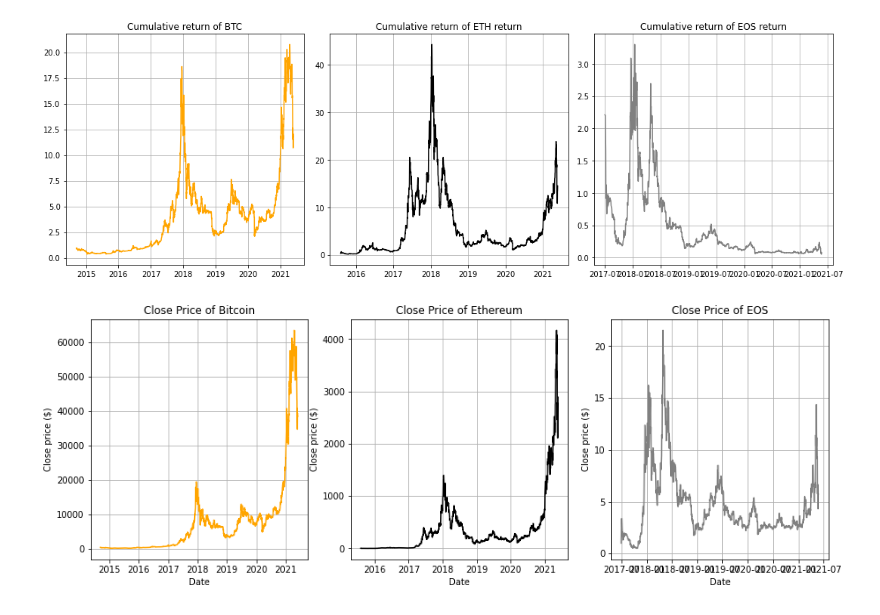
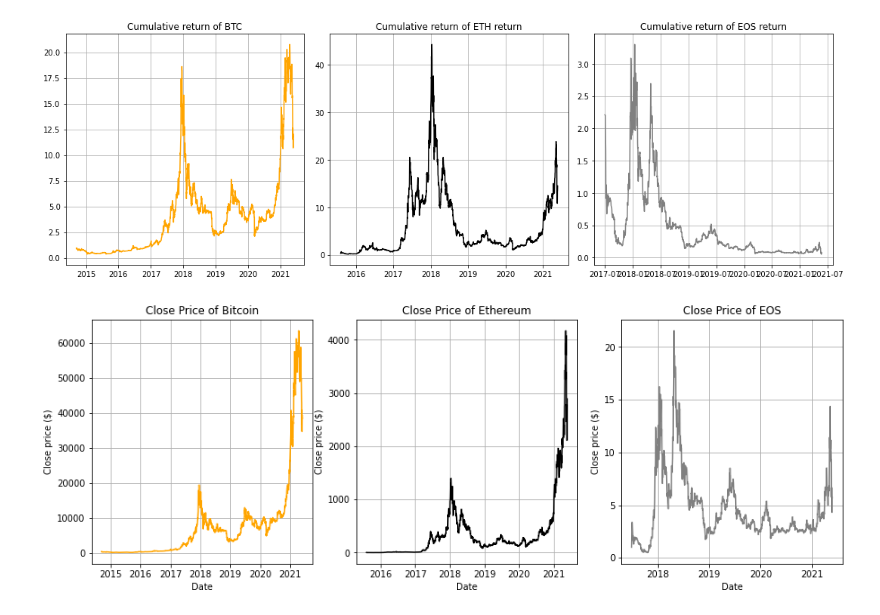
Before and after one commit to GuillaumePv/data-analysis-crypto, a Jupyter notebook: notebooks/visualization.ipynb, the cells around one changed output. Saved outputs shown, nothing was run; the diff lists cells and outputs as text; code cells hidden in the pictures.

Commit message:
add all graphs

```diff
--- a/notebooks/visualization.ipynb
+++ b/notebooks/visualization.ipynb
@@ -75,25 +78,27 @@ plt.tight_layout()
 # %%
 plt.figure(figsize=(15,5))
 
 plt.subplot(131)
 plt.plot(data_btc.df['Close'],color="orange")
 plt.title("Close Price of Bitcoin")
 plt.xlabel('Date')
 plt.ylabel("Close price ($)")
 plt.grid(True)
 
 plt.subplot(132)
 plt.plot(data_eth.df['Close'],color="black")
 plt.title("Close Price of Ethereum")
 plt.xlabel('Date')
 plt.ylabel("Close price ($)")
 plt.grid(True)
 
 plt.subplot(133)
 plt.plot(data_eos.df['Close'],color="gray")
 plt.title("Close Price of EOS")
 plt.xlabel('Date')
 plt.ylabel("Close price ($)")
+plt.gca().xaxis.set_major_locator(matplotlib.dates.YearLocator())
+plt.gca().xaxis.set_major_formatter(matplotlib.dates.DateFormatter('%Y'))
 plt.grid(True)
 # %% [output]
-[figure, old version]
+[figure, new version]
```
Also changed, not shown: parts of 4 cells of this notebook, 5 other files.
